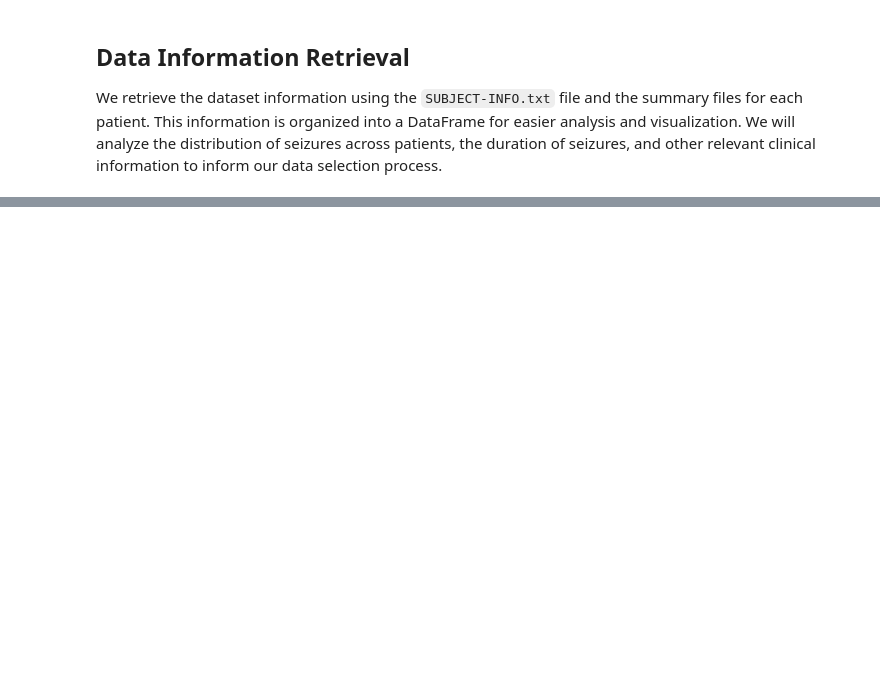
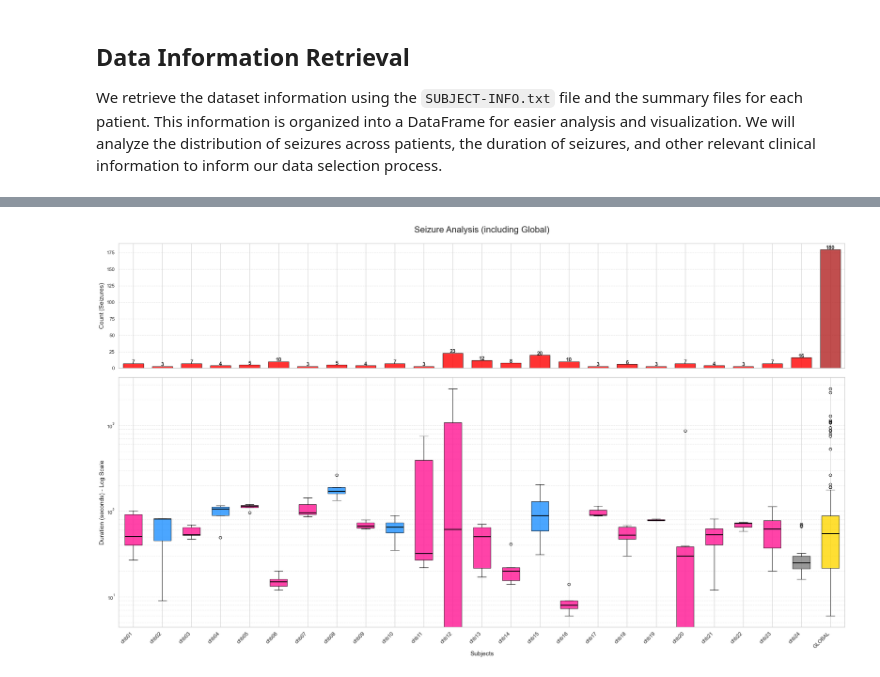
Before and after one commit to AlessiaBernacchia/EEG-epileptic-seizures-detection, a Jupyter notebook: notebooks/collection/collection.ipynb, the cells around one changed output, grey strips where cells are left out. Cells and saved outputs as stored; diff of their text form; code cells hidden in the pictures; blank space fills up the shorter version.

Commit message:
feat(#1, #2): improve analysis and extend selection

```diff
--- a/notebooks/collection/collection.ipynb
+++ b/notebooks/collection/collection.ipynb
@@ -66,0 +71,4 @@ show_info(df_info)
+# %%
+show_seizure_analysis(df_info, show_global=True, log_scale=True)
+# %% [output]
+[figure, added]
```
Also changed, not shown: parts of 16 cells of this notebook, 2 other files.
